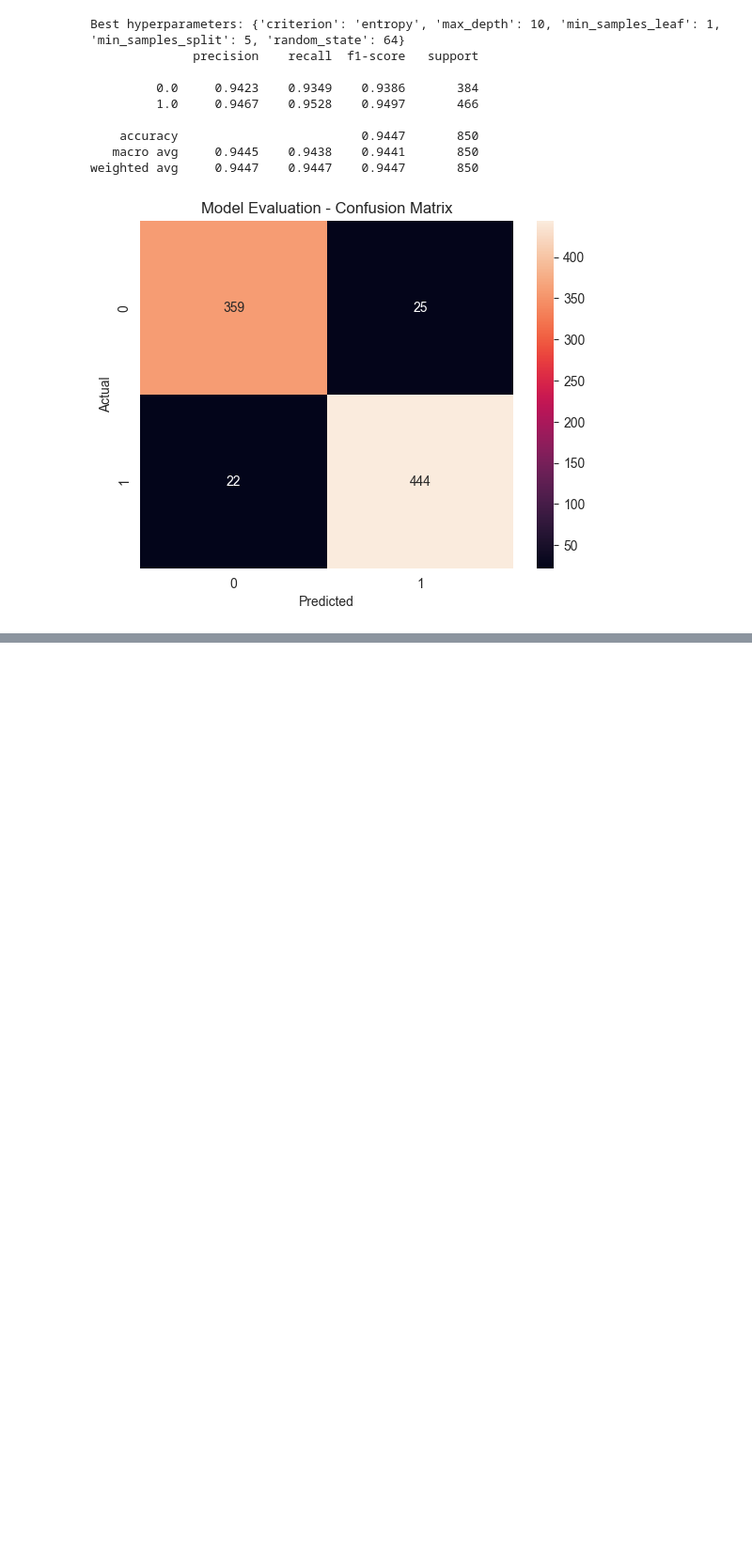
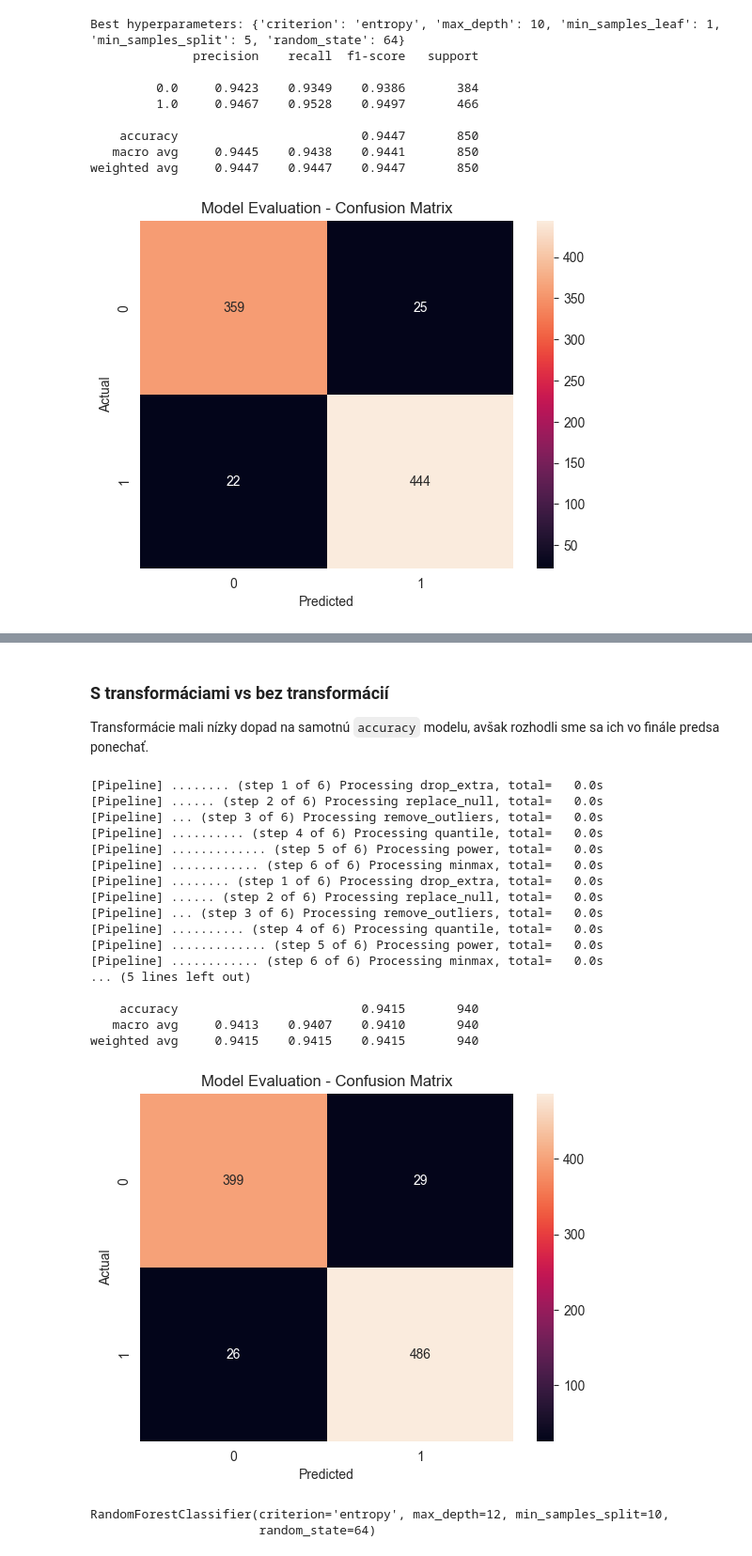
Before and after one commit to xslizik/iau-eshop, a Jupyter notebook: ML.ipynb, the cells around one changed output, grey strips where cells are left out. Shown at 94% size. Cells and saved outputs as stored; diff of their text form; code cells hidden in the pictures; blank space fills up the shorter version.

```diff
--- a/ML.ipynb
+++ b/ML.ipynb
@@ -283,0 +580,26 @@ weighted avg     0.9447    0.9447    0.9447       850
+# %% [markdown]
+### S transformáciami vs bez transformácií
+Transformácie mali nízky dopad na samotnú `accuracy` modelu, avšak rozhodli sme sa ich vo finále predsa ponechať.
+# %%
+replicate_preprocessing(do_transformation=False)
+# %% [output]
+[Pipeline] ........ (step 1 of 6) Processing drop_extra, total=   0.0s
+[Pipeline] ...... (step 2 of 6) Processing replace_null, total=   0.0s
+[Pipeline] ... (step 3 of 6) Processing remove_outliers, total=   0.0s
+[Pipeline] .......... (step 4 of 6) Processing quantile, total=   0.0s
+[Pipeline] ............. (step 5 of 6) Processing power, total=   0.0s
+[Pipeline] ............ (step 6 of 6) Processing minmax, total=   0.0s
+[Pipeline] ........ (step 1 of 6) Processing drop_extra, total=   0.0s
+[Pipeline] ...... (step 2 of 6) Processing replace_null, total=   0.0s
+[Pipeline] ... (step 3 of 6) Processing remove_outliers, total=   0.0s
+[Pipeline] .......... (step 4 of 6) Processing quantile, total=   0.0s
+[Pipeline] ............. (step 5 of 6) Processing power, total=   0.0s
+[Pipeline] ............ (step 6 of 6) Processing minmax, total=   0.0s
+... (5 lines left out)
+
+    accuracy                         0.9415       940
+   macro avg     0.9413    0.9407    0.9410       940
+weighted avg     0.9415    0.9415    0.9415       940
+[figure, added]
+RandomForestClassifier(criterion='entropy', max_depth=12, min_samples_split=10,
+                       random_state=64)
```
Also changed, not shown: parts of 19 cells of this notebook, 3 other files.
